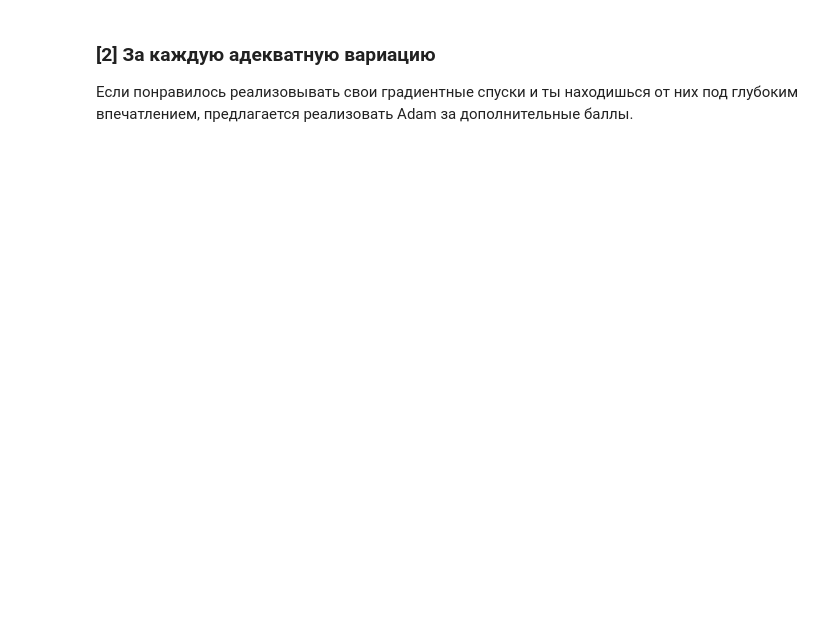
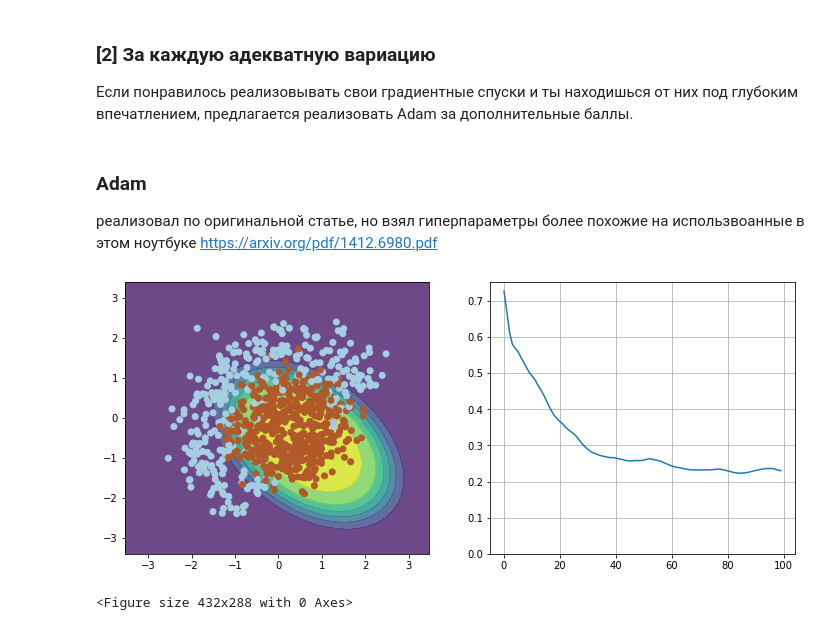
Before and after one commit to ksetdekov/HSE_DS, a Jupyter notebook: 05 DL/02_week/HW02_gradient.ipynb, the cells around one changed output. Drawn from its saved outputs; the diff is of its cells as text; code cells hidden in the pictures; blank space fills up the shorter version.

```diff
--- a/05 DL/02_week/HW02_gradient.ipynb
+++ b/05 DL/02_week/HW02_gradient.ipynb
@@ -259,0 +276,47 @@ plt.clf()
+# %% [markdown]
+### Adam
+реализовал по оригинальной статье, но взял гиперпараметры более похожие на использвоанные в этом ноутбуке
+https://arxiv.org/pdf/1412.6980.pdf
+# %%
+np.random.seed(42)
+w = np.array([0, 0, 0, 0, 0, 1])
+
+eta = 0.1
+beta1 = 0.9
+beta2 = 0.9
+eps = 1e-8
+
+
+m = np.zeros_like(w)
+v = np.zeros_like(w)
+
+n_iter = 100
+batch_size = 4
+loss = np.zeros(n_iter)
+plt.figure(figsize=(12, 5))
+
+
+
+for i in range(n_iter):
+    t = i + 1
+
+    random_indices = np.random.choice(expanded.shape[0], size=batch_size, replace=False)
+    mbatch = expanded[random_indices, :]
+    mbatch_y = y[random_indices]
+    g = compute_grad(mbatch, mbatch_y, w)
+
+    m = beta1 * m + (1 - beta1) * g
+    v = beta2 * v + (1 - beta2) * g * g
+    mhat = m / (1 - beta1**t)
+    vhat = v / (1 - beta2**t)
+
+    w = w - eta * mhat / (np.sqrt(vhat) + eps)
+
+    loss_i = compute_loss(expanded, y, w)
+    loss[i] = loss_i
+
+visualize(X, y, w, loss)
+plt.clf()
+# %% [output]
+[figure, added]
+<Figure size 432x288 with 0 Axes>
```
Also changed, not shown: parts of 4 cells of this notebook.
